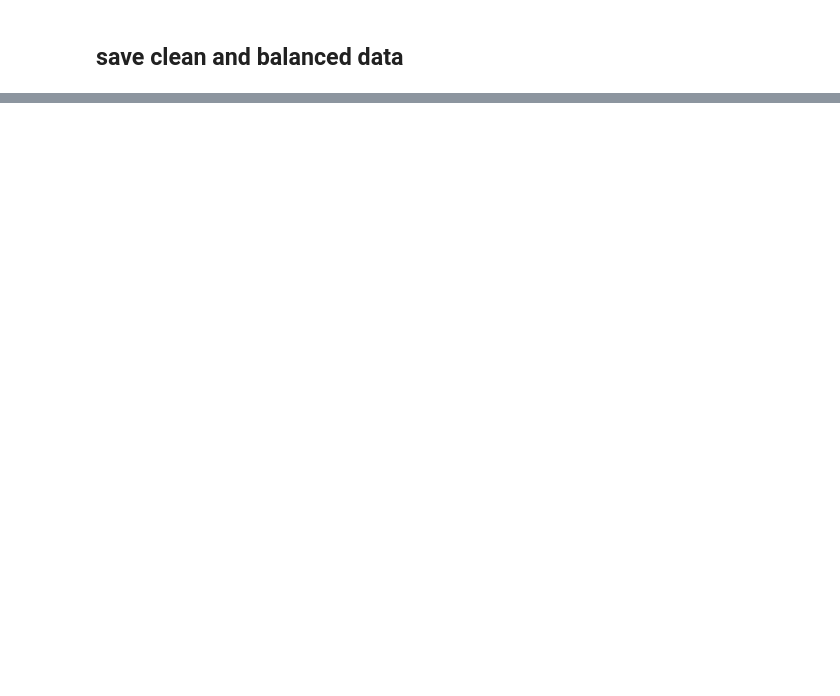
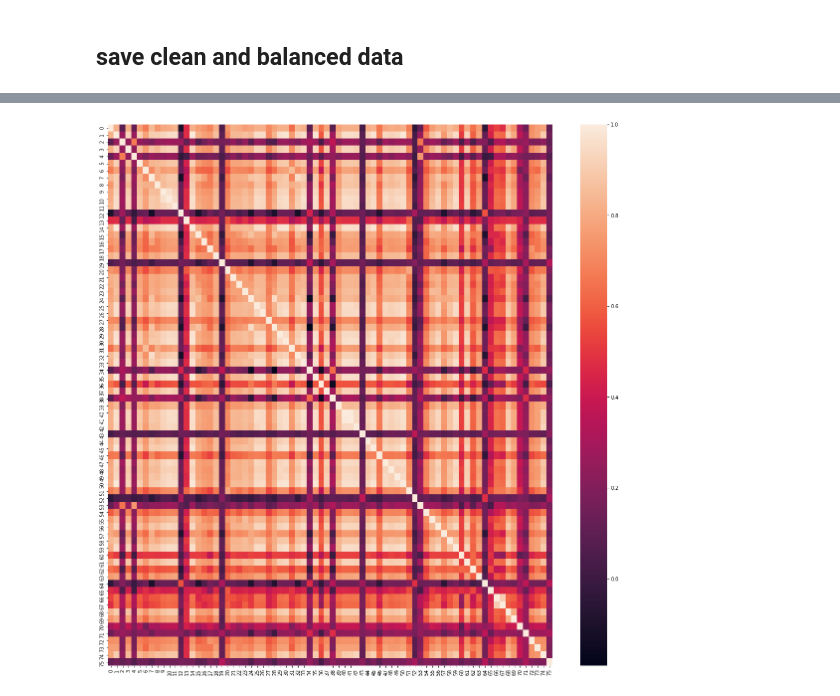
Before and after one commit to satishsolanki1990/freelance_contest_1950146, a Jupyter notebook: Data wrangling.ipynb, the cells around one changed output, grey strips where cells are left out. Drawn from its saved outputs; the diff is of its cells as text; code cells hidden in the pictures; blank space fills up the shorter version.

```diff
--- a/Data wrangling.ipynb
+++ b/Data wrangling.ipynb
@@ -146,0 +110,7 @@ y_clean.to_csv(r'./model_data/labels_clean.csv', index = False, header = True)
+# %%
+corr = x_clean.corr()
+# %%
+fig, ax = plt.subplots(figsize=(20,20))
+ax = sns.heatmap(corr)
+# %% [output]
+[figure, added]
```
Also changed, not shown: parts of 21 cells of this notebook, 3 other files.
